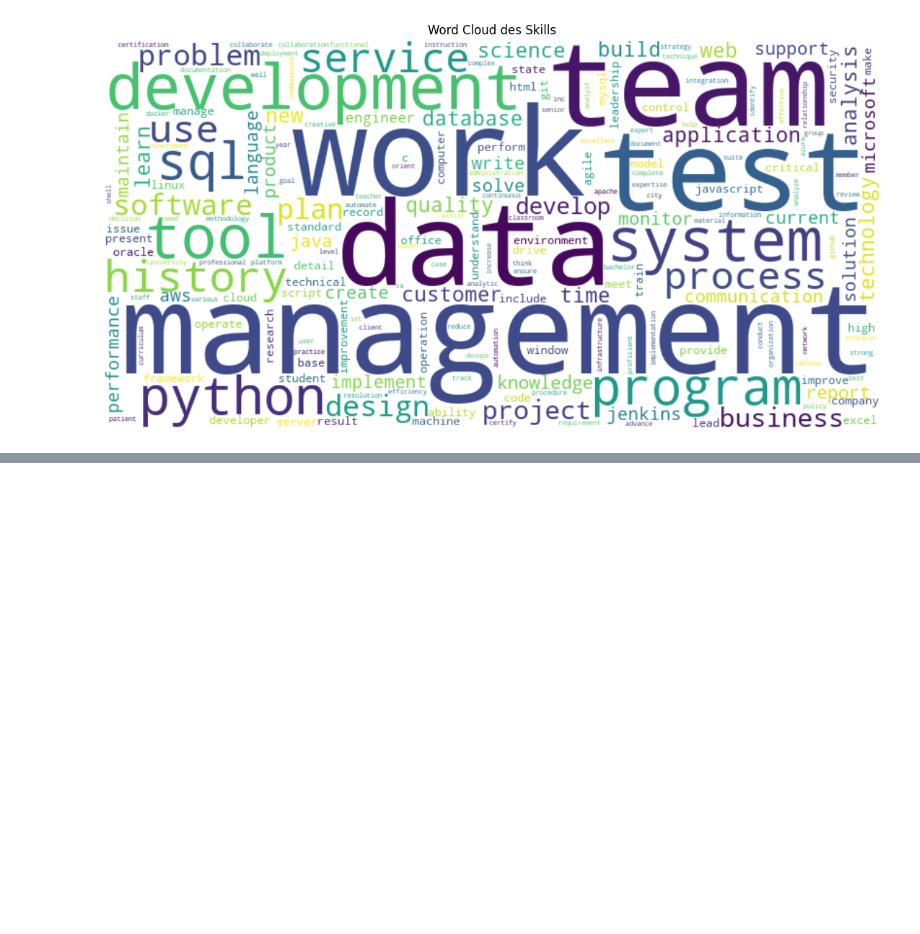
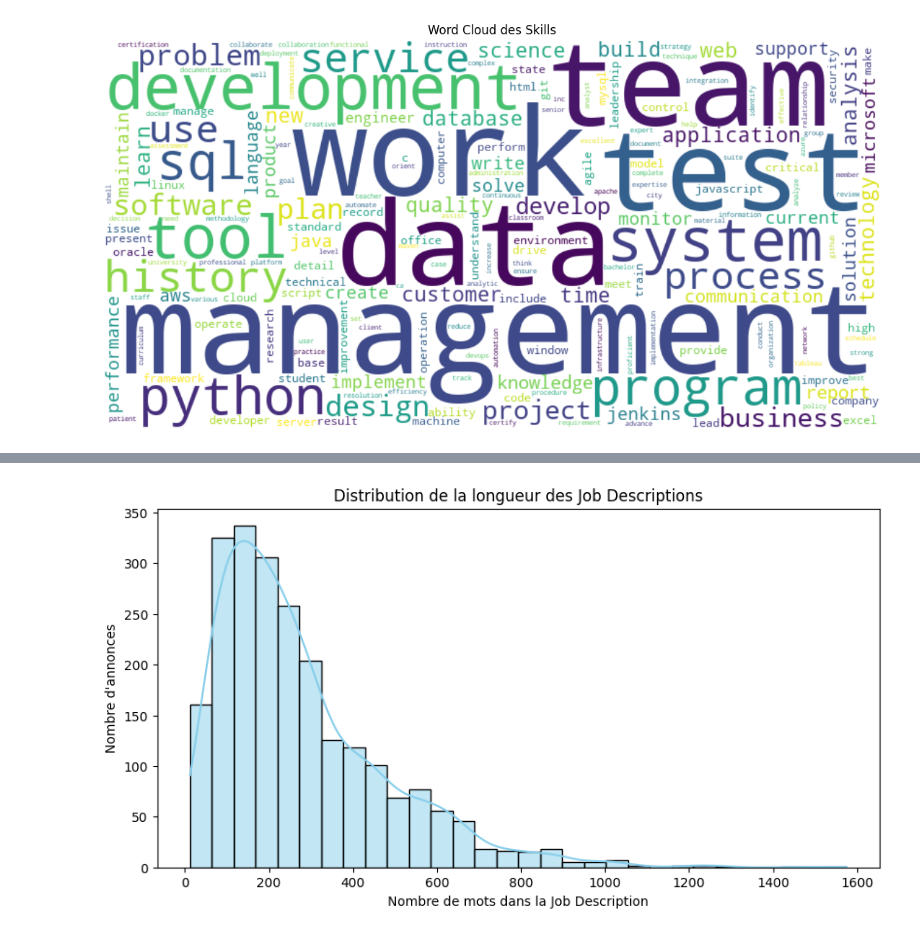
Before and after one commit to ChaimaTlili24/Match_CV_With_JobDescription, a Jupyter notebook: Untitled-2.ipynb, the cells around one changed output, grey strips where cells are left out. Drawn from its saved outputs; the diff is of its cells as text; code cells hidden in the pictures; blank space fills up the shorter version.

```diff
--- a/Untitled-2.ipynb
+++ b/Untitled-2.ipynb
@@ -674,0 +742,12 @@ plt.show()
+# %%
+# Ajouter une colonne avec le nombre de mots
+df_job['Desc_len'] = df_job['Job Description'].apply(lambda x: len(str(x).split()))
+
+plt.figure(figsize=(10,5))
+sns.histplot(df_job['Desc_len'], bins=30, color='skyblue', kde=True)
+plt.xlabel("Nombre de mots dans la Job Description")
+plt.ylabel("Nombre d'annonces")
+plt.title("Distribution de la longueur des Job Descriptions")
+plt.show()
+# %% [output]
+[figure, added]
```
Also changed, not shown: parts of 8 cells of this notebook, 1 other file.
